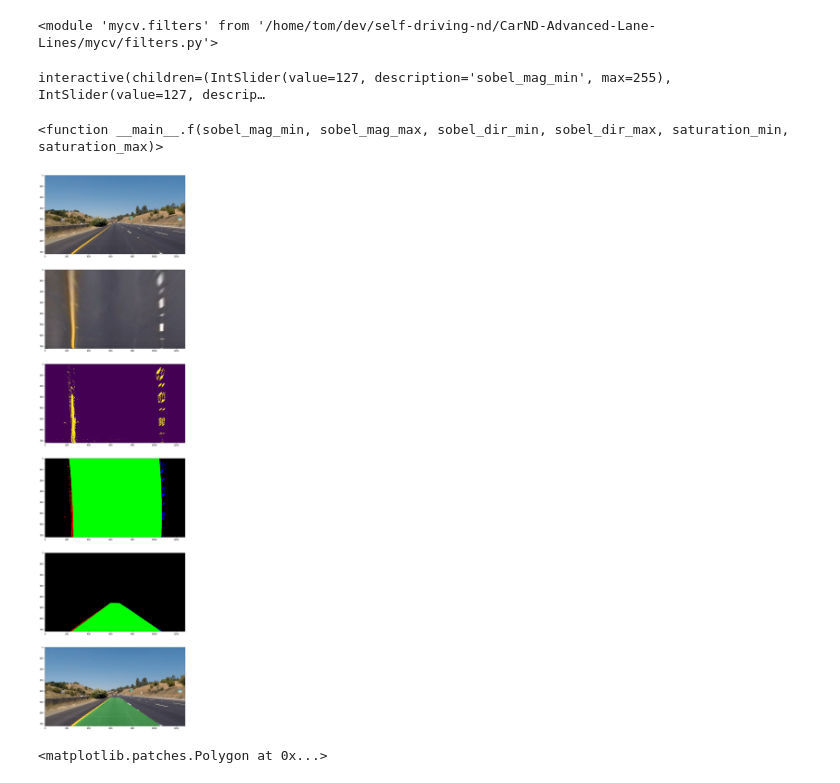
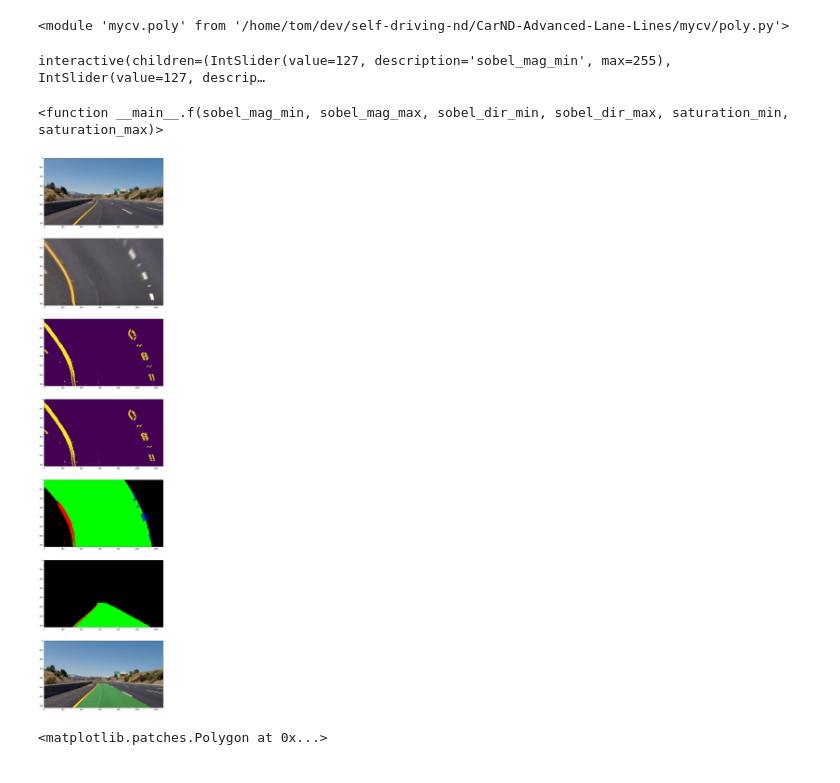
Before and after one commit to tdb-alcorn/CarND-Advanced-Lane-Lines, a Jupyter notebook: scratch.ipynb, the cells around one changed output. Cells and saved outputs as stored; diff of their text form; code cells hidden in the pictures.

Commit message:
Get the video pipeline running.
Also fix a bug in the lane detector.

```diff
--- a/scratch.ipynb
+++ b/scratch.ipynb
@@ -16,11 +17,16 @@ import mycv.pipeline as pipeline
 importlib.reload(pipeline)
 import mycv.filters as filters
 importlib.reload(filters)
+import mycv.poly as poly
+importlib.reload(poly)
 # %% [output]
-<module 'mycv.filters' from '/home/tom/dev/self-driving-nd/CarND-Advanced-Lane-Lines/mycv/filters.py'>
+<module 'mycv.poly' from '/home/tom/dev/self-driving-nd/CarND-Advanced-Lane-Lines/mycv/poly.py'>
 # %%
 c = camera.Camera()
 c.calibrate()
+# %%
+clip = VideoFileClip('project_video.mp4')
+img = clip.get_frame(0)
 # %%
 undistorted = c.undistort(img)
 warped = warp.birds_eye.transform(undistorted)
@@ -37,11 +43,11 @@ interactive(children=(IntSlider(value=127, description='sobel_mag_min', max=255)
 # %%
 p = pipeline.Pipeline(pipeline.default_calibration)
 # %%
-img = image.read('./test_images/straight_lines1.jpg', rgb=True)
-out = p.step(img)
+# img = image.read('./test_images/straight_lines1.jpg', rgb=True)
+out = p.debug(img)
 # plt.imshow(out)
 # %% [output]
-[figure, old version]
+[figure, new version]
 # %%
 img = image.read('./test_images/straight_lines1.jpg', rgb=True)
 c = camera.Camera()
```
Also changed, not shown: parts of 1 cell of this notebook, 8 other files.
